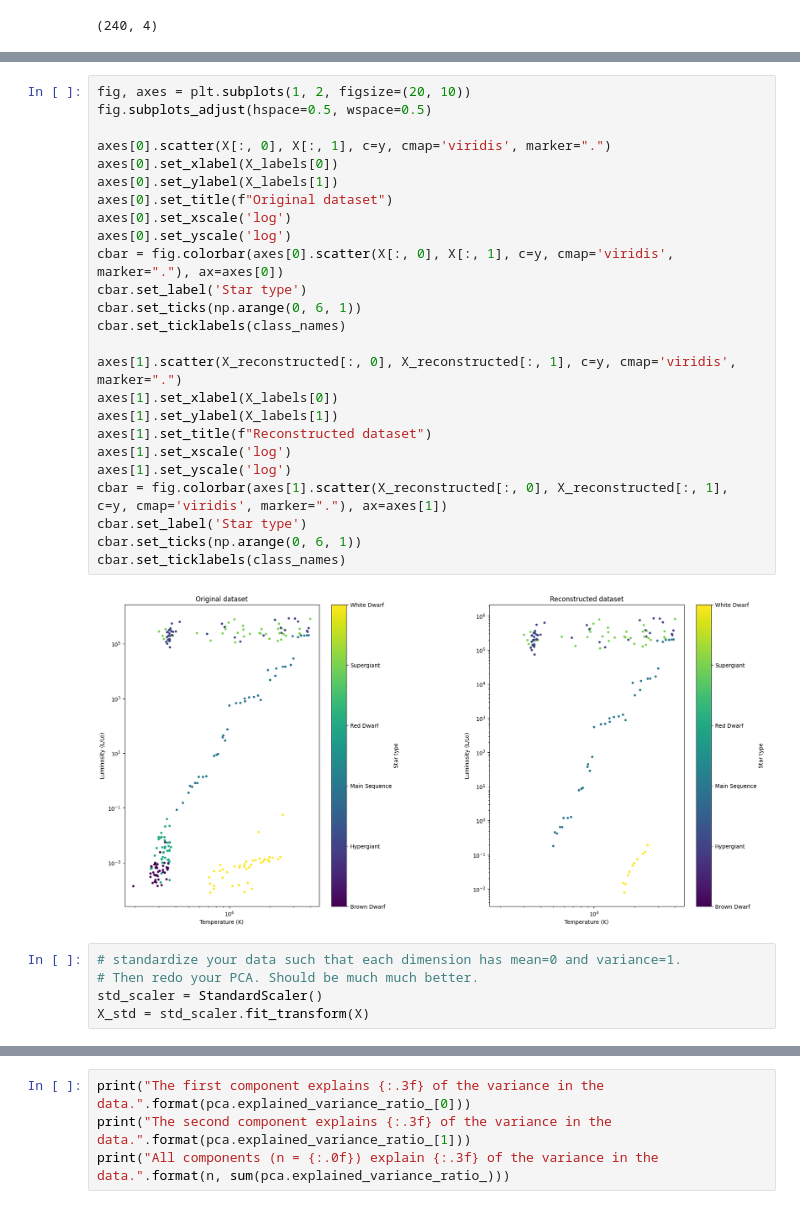
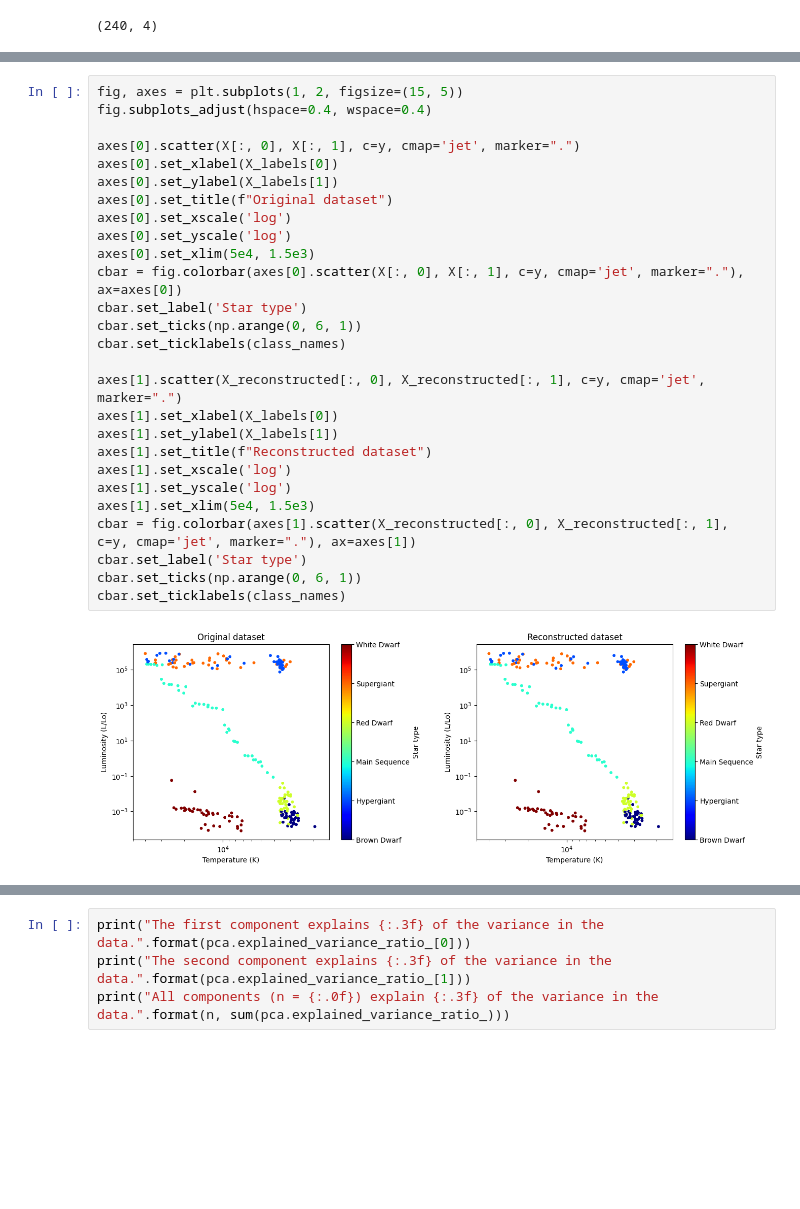
Before and after one commit to EmanuelaMenditto/astrostatistics_bicocca_2025, a Jupyter notebook: working/L15_PCA_HRdiag.ipynb, the cells around one changed output, grey strips where cells are left out. Saved outputs shown, nothing was run; the diff lists cells and outputs as text; blank space fills up the shorter version.

```diff
--- a/working/L15_PCA_HRdiag.ipynb
+++ b/working/L15_PCA_HRdiag.ipynb
@@ -165,32 +280,29 @@ cbar.set_ticklabels(class_names)
 # %%
-fig, axes = plt.subplots(1, 2, figsize=(20, 10))
-fig.subplots_adjust(hspace=0.5, wspace=0.5)
+fig, axes = plt.subplots(1, 2, figsize=(15, 5))
+fig.subplots_adjust(hspace=0.4, wspace=0.4)
 
-axes[0].scatter(X[:, 0], X[:, 1], c=y, cmap='viridis', marker=".")
+axes[0].scatter(X[:, 0], X[:, 1], c=y, cmap='jet', marker=".")
 axes[0].set_xlabel(X_labels[0])
 axes[0].set_ylabel(X_labels[1])
 axes[0].set_title(f"Original dataset")
 axes[0].set_xscale('log')
 axes[0].set_yscale('log')
-cbar = fig.colorbar(axes[0].scatter(X[:, 0], X[:, 1], c=y, cmap='viridis', marker="."), ax=axes[0])
+axes[0].set_xlim(5e4, 1.5e3)
+cbar = fig.colorbar(axes[0].scatter(X[:, 0], X[:, 1], c=y, cmap='jet', marker="."), ax=axes[0])
 cbar.set_label('Star type')
 cbar.set_ticks(np.arange(0, 6, 1))
 cbar.set_ticklabels(class_names)
 
-axes[1].scatter(X_reconstructed[:, 0], X_reconstructed[:, 1], c=y, cmap='viridis', marker=".")
+axes[1].scatter(X_reconstructed[:, 0], X_reconstructed[:, 1], c=y, cmap='jet', marker=".")
 axes[1].set_xlabel(X_labels[0])
 axes[1].set_ylabel(X_labels[1])
 axes[1].set_title(f"Reconstructed dataset")
 axes[1].set_xscale('log')
 axes[1].set_yscale('log')
-cbar = fig.colorbar(axes[1].scatter(X_reconstructed[:, 0], X_reconstructed[:, 1], c=y, cmap='viridis', marker="."), ax=axes[1])
+axes[1].set_xlim(5e4, 1.5e3)
+cbar = fig.colorbar(axes[1].scatter(X_reconstructed[:, 0], X_reconstructed[:, 1], c=y, cmap='jet', marker="."), ax=axes[1])
 cbar.set_label('Star type')
 cbar.set_ticks(np.arange(0, 6, 1))
 cbar.set_ticklabels(class_names)
 # %% [output]
-[figure, old version]
+[figure, new version]
-# %%
-# standardize your data such that each dimension has mean=0 and variance=1.
-# Then redo your PCA. Should be much much better.
-std_scaler = StandardScaler()
-X_std = std_scaler.fit_transform(X)
```
Also changed, not shown: parts of 22 cells of this notebook.
